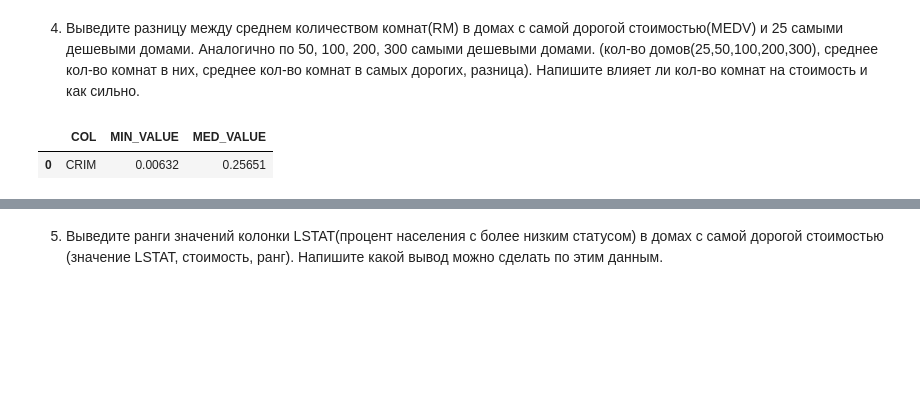
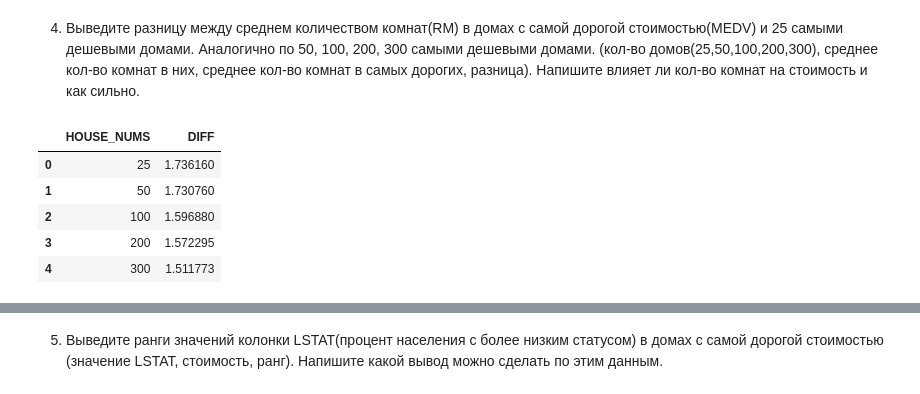
Before and after one commit to iskander-filippov/ds-school-repo, a Jupyter notebook: homework_07/homework_07.ipynb, the cells around one changed output, grey strips where cells are left out. Cells and saved outputs as stored; diff of their text form; code cells hidden in the pictures; blank space fills up the shorter version.

```diff
--- a/homework_07/homework_07.ipynb
+++ b/homework_07/homework_07.ipynb
@@ -211,17 +213,41 @@ dtype: float64
 4. Выведите разницу между среднем количеством комнат(RM) в домах с самой дорогой стоимостью(MEDV) и 25 самыми дешевыми домами.
 Аналогично по 50, 100, 200, 300 самыми дешевыми домами. (кол-во домов(25,50,100,200,300), среднее кол-во комнат в них, среднее кол-во комнат в самых дорогих, разница).
 Напишите влияет ли кол-во комнат на стоимость и как сильно.
-# %%
-pd.read_sql(
-    """
-    SELECT
-        'CRIM' AS COL,
-        MIN(CRIM) AS MIN_VALUE,
-        (SELECT AVG(CRIM) FROM (SELECT CRIM FROM boston ORDER BY CRIM LIMIT 2 OFFSET 252)) AS MED_VALUE
-    FROM boston
-    """,
-    con,
-)
-# %% [output]
-|  | COL | MIN_VALUE | MED_VALUE |
-| 0 | CRIM | 0.00632 | 0.25651 |
+# %%
+pd.read_sql(
+    """
+    WITH TOPHOUSES AS (
+        SELECT
+            AVG(RM) AS TOP_AVG_RM
+        FROM boston
+        WHERE MEDV = (SELECT MAX(MEDV) FROM boston)
+    )
+    SELECT
+        25 AS HOUSE_NUMS,
+        (SELECT TOP_AVG_RM FROM TOPHOUSES) - (SELECT AVG(RM) FROM (SELECT * FROM boston ORDER BY MEDV LIMIT 25)) AS DIFF
+    UNION
+    SELECT
+        50 AS HOUSE_NUMS,
+        (SELECT TOP_AVG_RM FROM TOPHOUSES) - (SELECT AVG(RM) FROM (SELECT * FROM boston ORDER BY MEDV LIMIT 50)) AS DIFF
+    UNION
+    SELECT
+        100 AS HOUSE_NUMS,
+        (SELECT TOP_AVG_RM FROM TOPHOUSES) - (SELECT AVG(RM) FROM (SELECT * FROM boston ORDER BY MEDV LIMIT 100)) AS DIFF
+    UNION
+    SELECT
+        200 AS HOUSE_NUMS,
+        (SELECT TOP_AVG_RM FROM TOPHOUSES) - (SELECT AVG(RM) FROM (SELECT * FROM boston ORDER BY MEDV LIMIT 200)) AS DIFF
+    UNION
+    SELECT
+        300 AS HOUSE_NUMS,
+        (SELECT TOP_AVG_RM FROM TOPHOUSES) - (SELECT AVG(RM) FROM (SELECT * FROM boston ORDER BY MEDV LIMIT 300)) AS DIFF
+    """,
+    con,
+)
+# %% [output]
+|  | HOUSE_NUMS | DIFF |
+| 0 | 25 | 1.736160 |
+| 1 | 50 | 1.730760 |
+| 2 | 100 | 1.596880 |
+| 3 | 200 | 1.572295 |
+| 4 | 300 | 1.511773 |
```
Also changed, not shown: parts of 8 cells of this notebook.
